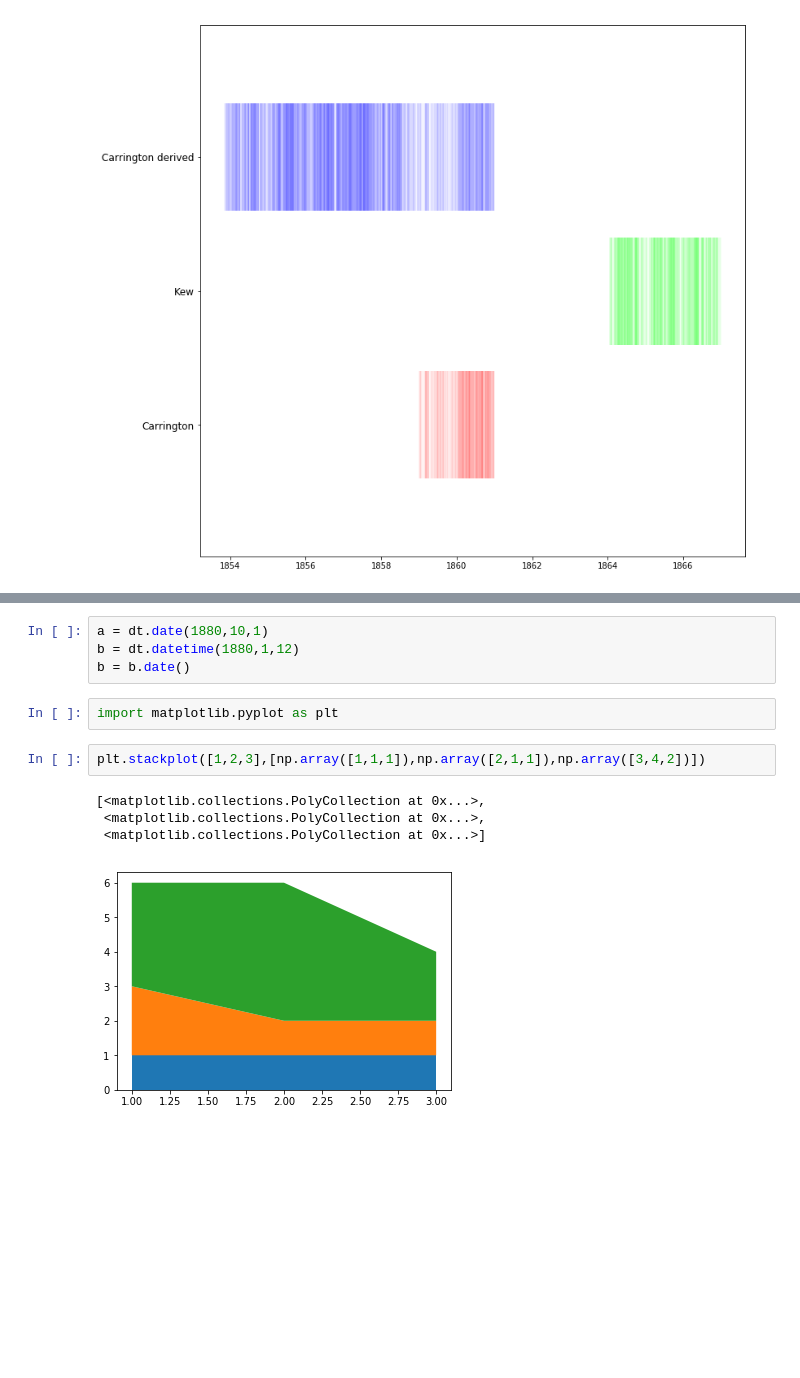
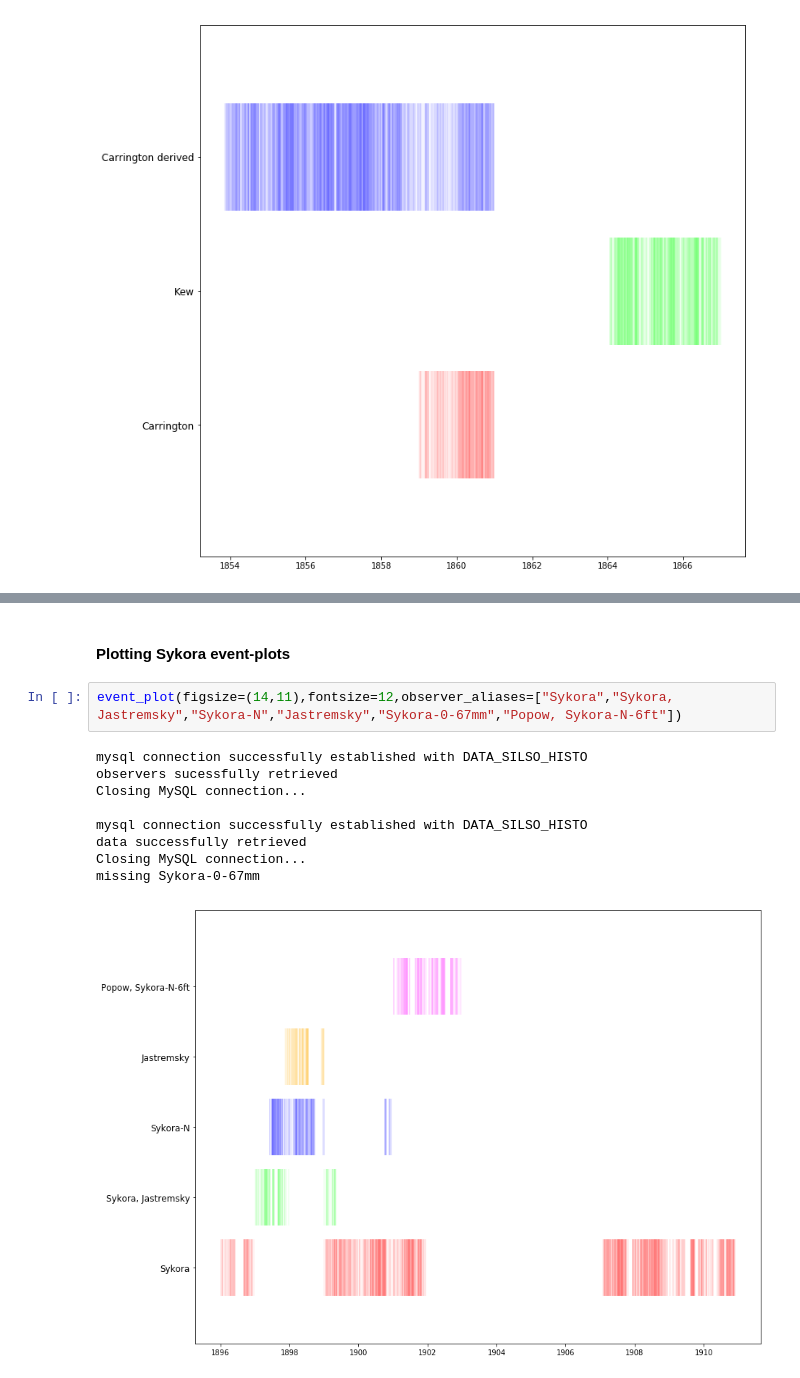
Before and after one commit to dcxSt/DATA_SILSO_HISTO_search, a Jupyter notebook: Frequency and number of observation plots.ipynb, the cells around one changed output, grey strips where cells are left out. Cells and saved outputs as stored; diff of their text form; blank space fills up the shorter version.

```diff
--- a/Frequency and number of observation plots.ipynb
+++ b/Frequency and number of observation plots.ipynb
@@ -191,13 +188,14 @@ Closing MySQL connection...
-# %%
-a = dt.date(1880,10,1)
-b = dt.datetime(1880,1,12)
-b = b.date()
-# %%
-import matplotlib.pyplot as plt
-# %%
-plt.stackplot([1,2,3],[np.array([1,1,1]),np.array([2,1,1]),np.array([3,4,2])])
-# %% [output]
-[<matplotlib.collections.PolyCollection at 0x...>,
- <matplotlib.collections.PolyCollection at 0x...>,
- <matplotlib.collections.PolyCollection at 0x...>]
-[figure, removed]
+# %% [markdown]
+#### Plotting Sykora event-plots
+# %%
+event_plot(figsize=(14,11),fontsize=12,observer_aliases=["Sykora","Sykora, Jastremsky","Sykora-N","Jastremsky","Sykora-0-67mm","Popow, Sykora-N-6ft"])
+# %% [output]
+mysql connection successfully established with DATA_SILSO_HISTO
+observers sucessfully retrieved
+Closing MySQL connection...
+
+mysql connection successfully established with DATA_SILSO_HISTO
+data successfully retrieved
+Closing MySQL connection...
+missing Sykora-0-67mm
+[figure, added]
```
Also changed, not shown: parts of 2 cells of this notebook, 4 other files.
